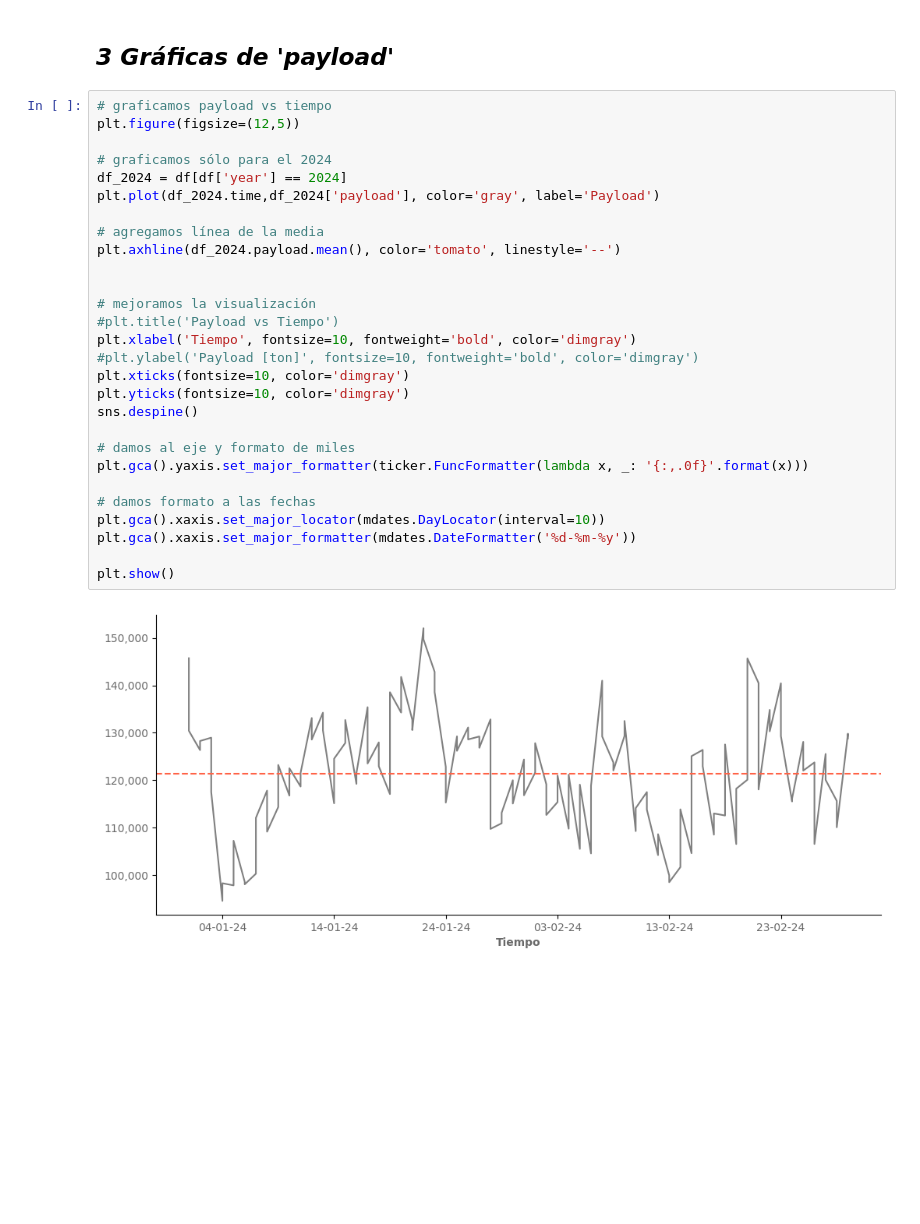
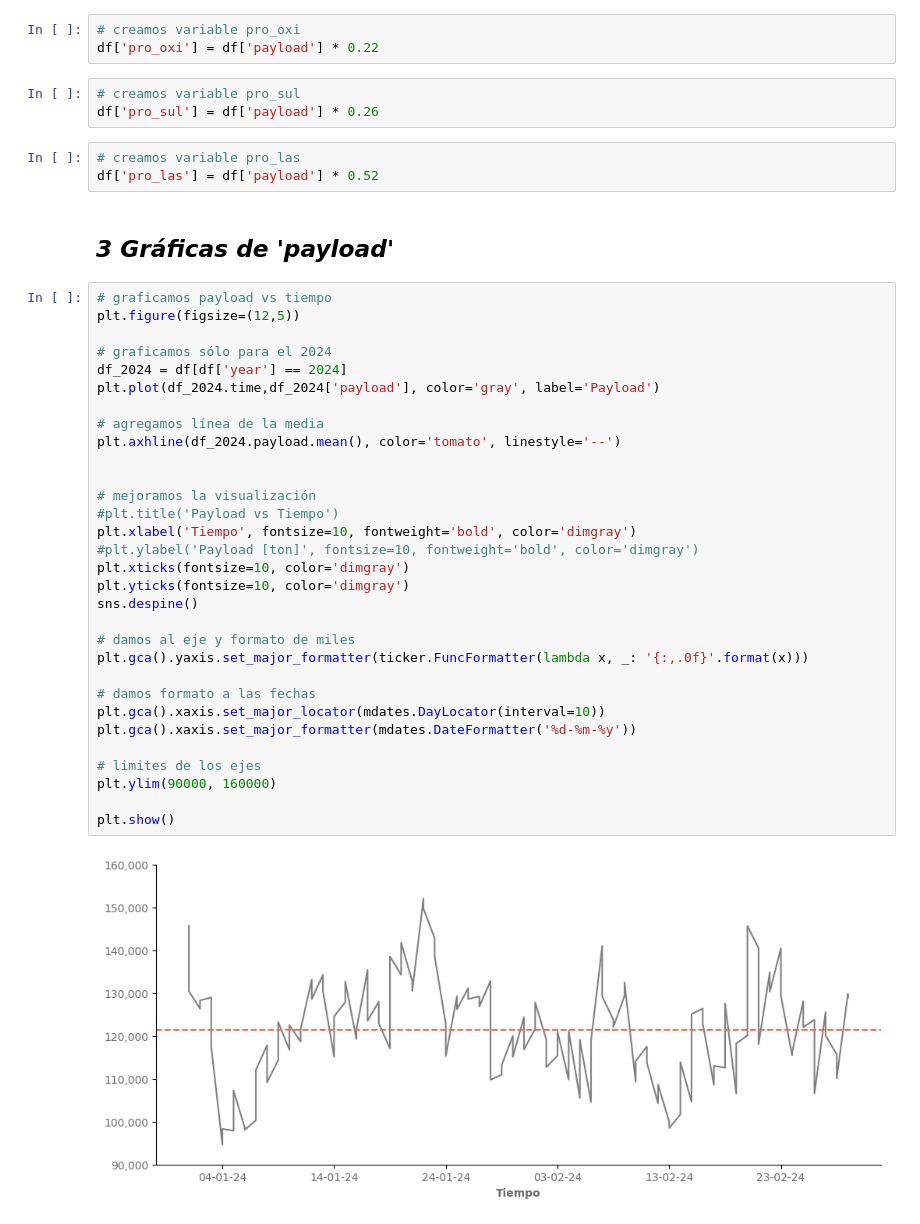
Before and after one commit to ecdiazl/capstone-project, a Jupyter notebook: Varios P3/Capstone - Varios.ipynb, the cells around one changed output. Drawn from its saved outputs; the diff is of its cells as text; blank space fills up the shorter version.

```diff
--- a/Varios P3/Capstone - Varios.ipynb
+++ b/Varios P3/Capstone - Varios.ipynb
@@ -69,35 +69,47 @@ Media: 142357.4639507874
 # %%
 # creamos variable de tiempo provisoria
 df['time'] = pd.to_datetime(df[['year', 'month', 'day']])
+# %%
+# creamos variable pro_oxi
+df['pro_oxi'] = df['payload'] * 0.22
+# %%
+# creamos variable pro_sul
+df['pro_sul'] = df['payload'] * 0.26
+# %%
+# creamos variable pro_las
+df['pro_las'] = df['payload'] * 0.52
 # %% [markdown]
 ## **_3 Gráficas de 'payload'_**
 # %%
 # graficamos payload vs tiempo
 plt.figure(figsize=(12,5))
 
 # graficamos sólo para el 2024
 df_2024 = df[df['year'] == 2024]
 plt.plot(df_2024.time,df_2024['payload'], color='gray', label='Payload')
 
 # agregamos línea de la media
 plt.axhline(df_2024.payload.mean(), color='tomato', linestyle='--')
 
 
 # mejoramos la visualización
 #plt.title('Payload vs Tiempo')
 plt.xlabel('Tiempo', fontsize=10, fontweight='bold', color='dimgray')
 #plt.ylabel('Payload [ton]', fontsize=10, fontweight='bold', color='dimgray')
 plt.xticks(fontsize=10, color='dimgray')
 plt.yticks(fontsize=10, color='dimgray')
 sns.despine()
 
 # damos al eje y formato de miles
 plt.gca().yaxis.set_major_formatter(ticker.FuncFormatter(lambda x, _: '{:,.0f}'.format(x)))
 
 # damos formato a las fechas
 plt.gca().xaxis.set_major_locator(mdates.DayLocator(interval=10))
 plt.gca().xaxis.set_major_formatter(mdates.DateFormatter('%d-%m-%y'))
 
+# limites de los ejes
+plt.ylim(90000, 160000)
+
 plt.show()
 # %% [output]
-[figure, old version]
+[figure, new version]
```
Also changed, not shown: parts of 2 cells of this notebook.
